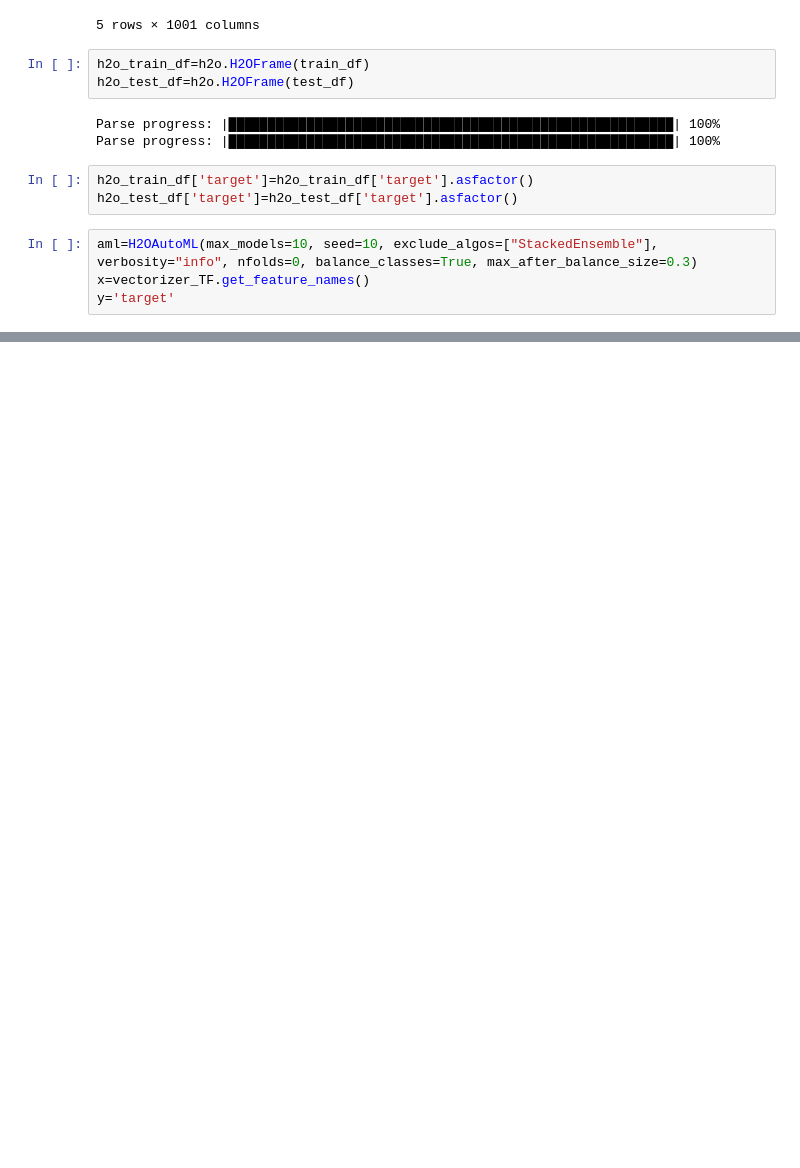
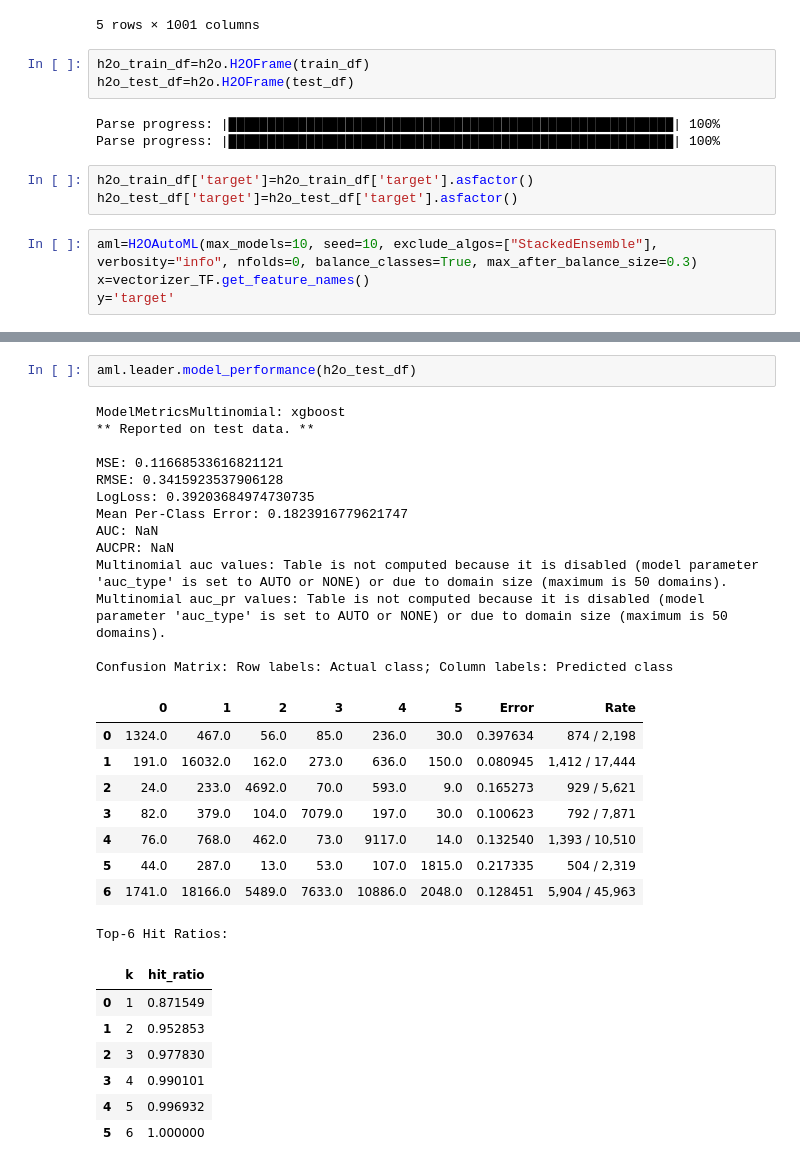
Before and after one commit to MuhammadBilalH/User_Complaints_Identification, a Jupyter notebook: Intent_Classification_for_user_complaints.ipynb, the cells around one changed output, grey strips where cells are left out. Drawn from its saved outputs; the diff is of its cells as text; blank space fills up the shorter version.

```diff
--- a/Intent_Classification_for_user_complaints.ipynb
+++ b/Intent_Classification_for_user_complaints.ipynb
@@ -258,0 +277,32 @@ AutoML progress: |
+# %%
+aml.leader.model_performance(h2o_test_df)
+# %% [output]
+ModelMetricsMultinomial: xgboost
+** Reported on test data. **
+
+MSE: 0.11668533616821121
+RMSE: 0.3415923537906128
+LogLoss: 0.39203684974730735
+Mean Per-Class Error: 0.1823916779621747
+AUC: NaN
+AUCPR: NaN
+Multinomial auc values: Table is not computed because it is disabled (model parameter 'auc_type' is set to AUTO or NONE) or due to domain size (maximum is 50 domains).
+Multinomial auc_pr values: Table is not computed because it is disabled (model parameter 'auc_type' is set to AUTO or NONE) or due to domain size (maximum is 50 domains).
+
+Confusion Matrix: Row labels: Actual class; Column labels: Predicted class
+|  | 0 | 1 | 2 | 3 | 4 | 5 | Error | Rate |
+| 0 | 1324.0 | 467.0 | 56.0 | 85.0 | 236.0 | 30.0 | 0.397634 | 874 / 2,198 |
+| 1 | 191.0 | 16032.0 | 162.0 | 273.0 | 636.0 | 150.0 | 0.080945 | 1,412 / 17,444 |
+| 2 | 24.0 | 233.0 | 4692.0 | 70.0 | 593.0 | 9.0 | 0.165273 | 929 / 5,621 |
+| 3 | 82.0 | 379.0 | 104.0 | 7079.0 | 197.0 | 30.0 | 0.100623 | 792 / 7,871 |
+| 4 | 76.0 | 768.0 | 462.0 | 73.0 | 9117.0 | 14.0 | 0.132540 | 1,393 / 10,510 |
+| 5 | 44.0 | 287.0 | 13.0 | 53.0 | 107.0 | 1815.0 | 0.217335 | 504 / 2,319 |
+| 6 | 1741.0 | 18166.0 | 5489.0 | 7633.0 | 10886.0 | 2048.0 | 0.128451 | 5,904 / 45,963 |
+Top-6 Hit Ratios:
+|  | k | hit_ratio |
+| 0 | 1 | 0.871549 |
+| 1 | 2 | 0.952853 |
+| 2 | 3 | 0.977830 |
+| 3 | 4 | 0.990101 |
+| 4 | 5 | 0.996932 |
+| 5 | 6 | 1.000000 |
```
Also changed, not shown: parts of 27 cells of this notebook.
